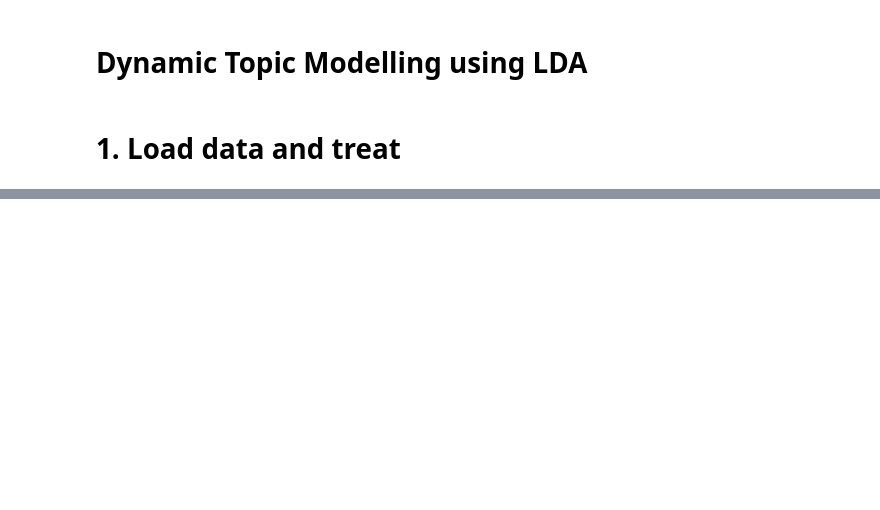
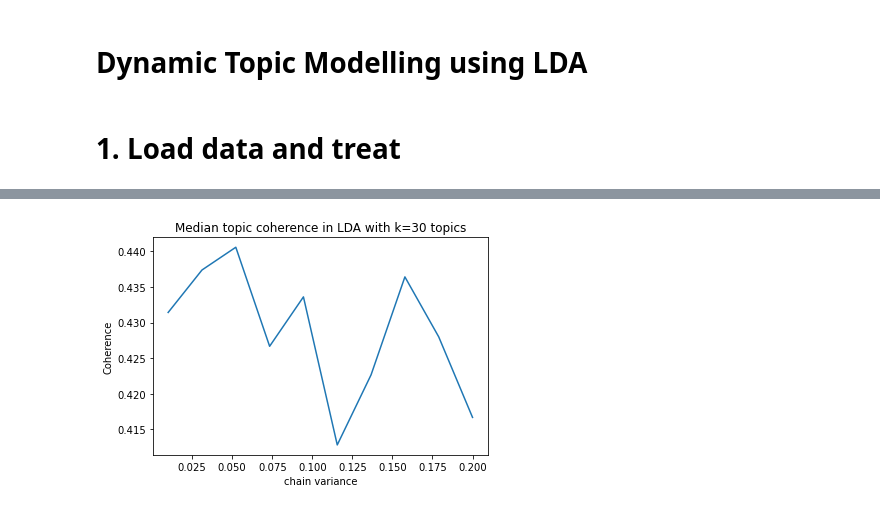
Before and after one commit to uva-bi-sdad/publicrd, a Jupyter notebook: src/Dynamic_Topic_Modelling/LDA/LDA.ipynb, the cells around one changed output, grey strips where cells are left out. Saved outputs shown, nothing was run; the diff lists cells and outputs as text; code cells hidden in the pictures; blank space fills up the shorter version.

```diff
--- a/src/Dynamic_Topic_Modelling/LDA/LDA.ipynb
+++ b/src/Dynamic_Topic_Modelling/LDA/LDA.ipynb
@@ -153,0 +178,14 @@ print ("DTM Python coherence is", cm_DTM.get_coherence())
+# %%
+# Chain variance. Map the average coherence when the chain variance change and k=30
+f = open('/project/biocomplexity/sdad/projects_data/ncses/prd/Dynamic_Topics_Modelling/LDA/Coherence_median_30.pkl', 'rb')
+coherence_median_serie = pickle.load(f)
+f.close()
+
+# plot the average coherence for each value of variance
+serie = coherence_median_serie.plot()
+plt.title('Median topic coherence in LDA with k=30 topics')
+plt.xlabel("chain variance")
+plt.ylabel("Coherence")
+plt.savefig('chain_coherence_median.png')
+# %% [output]
+[figure, added]
```
Also changed, not shown: parts of 22 cells of this notebook, 13 other files.
